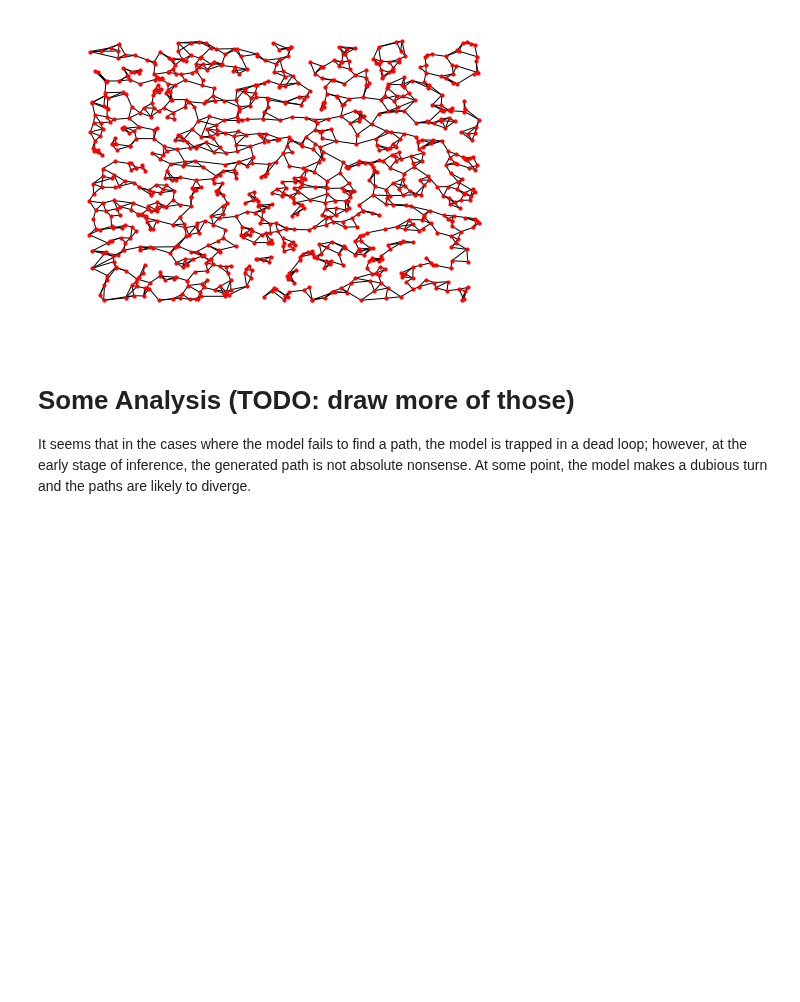
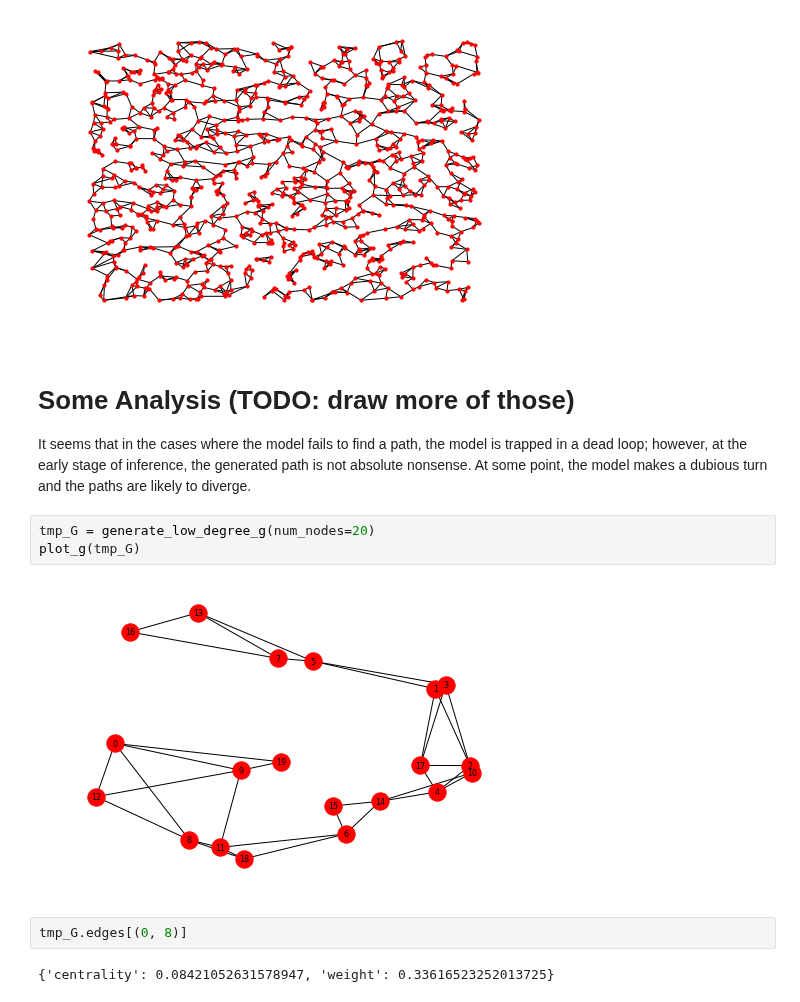
Before and after one commit to zhoutianyu16tue/PathFinder, a Jupyter notebook: dijkstra_path_finder_3.ipynb, the cells around one changed output. Cells and saved outputs as stored; diff of their text form; blank space fills up the shorter version.

```diff
--- a/dijkstra_path_finder_3.ipynb
+++ b/dijkstra_path_finder_3.ipynb
@@ -604,3 +604,12 @@ plot_g(G, with_labels=False, node_size=10, font_size=4)
 
 It seems that in the cases where the model fails to find a path, the model is trapped in a dead loop; however, at the early stage of inference, the generated path is not absolute
 nonsense. At some point, the model makes a dubious turn and the paths are likely to diverge.
+# %%
+tmp_G = generate_low_degree_g(num_nodes=20)
+plot_g(tmp_G)
+# %% [output]
+[figure, added]
+# %%
+tmp_G.edges[(0, 8)]
+# %% [output]
+{'centrality': 0.08421052631578947, 'weight': 0.33616523252013725}
```
Also changed, not shown: parts of 1 cell of this notebook, 2 other files.
